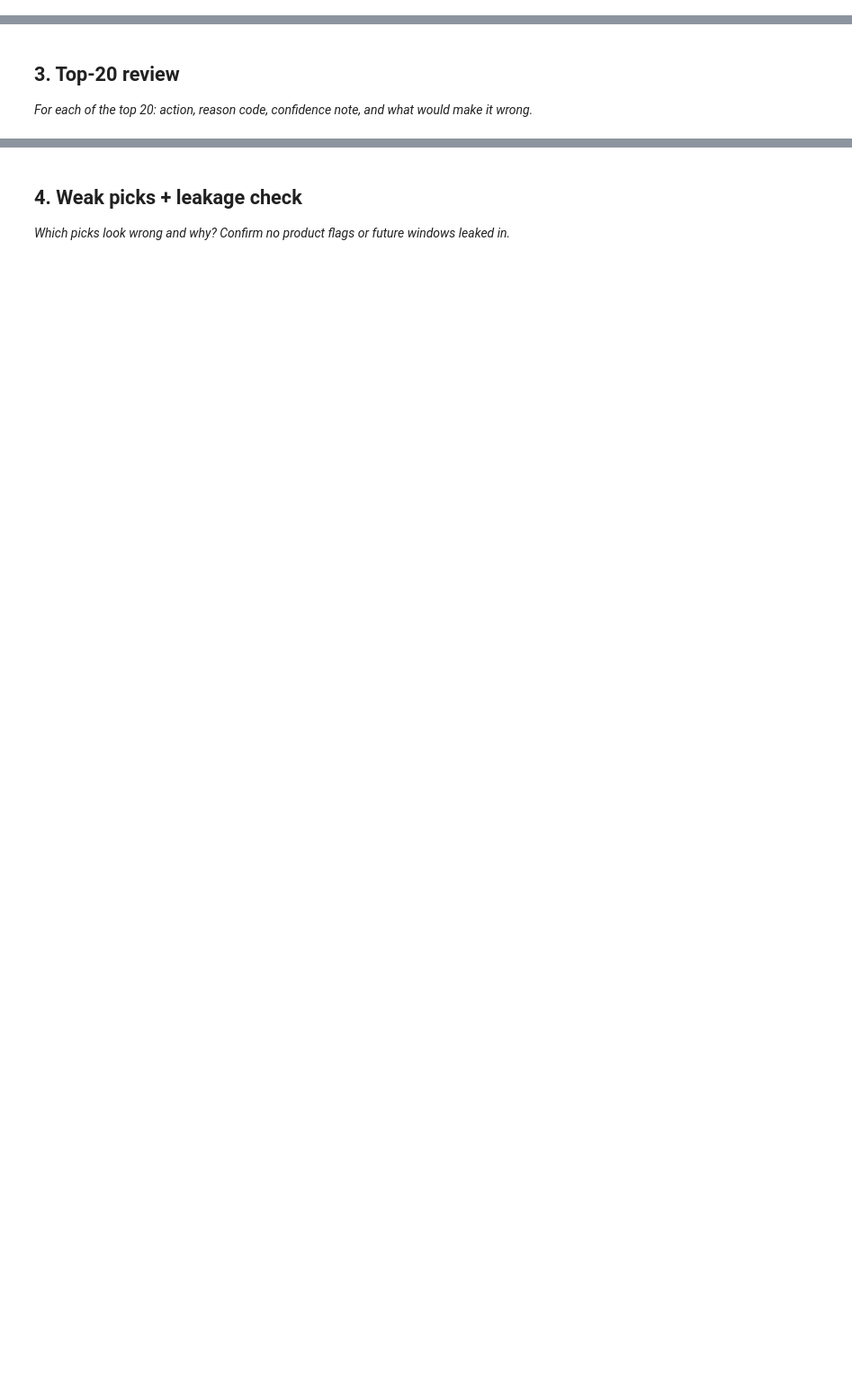
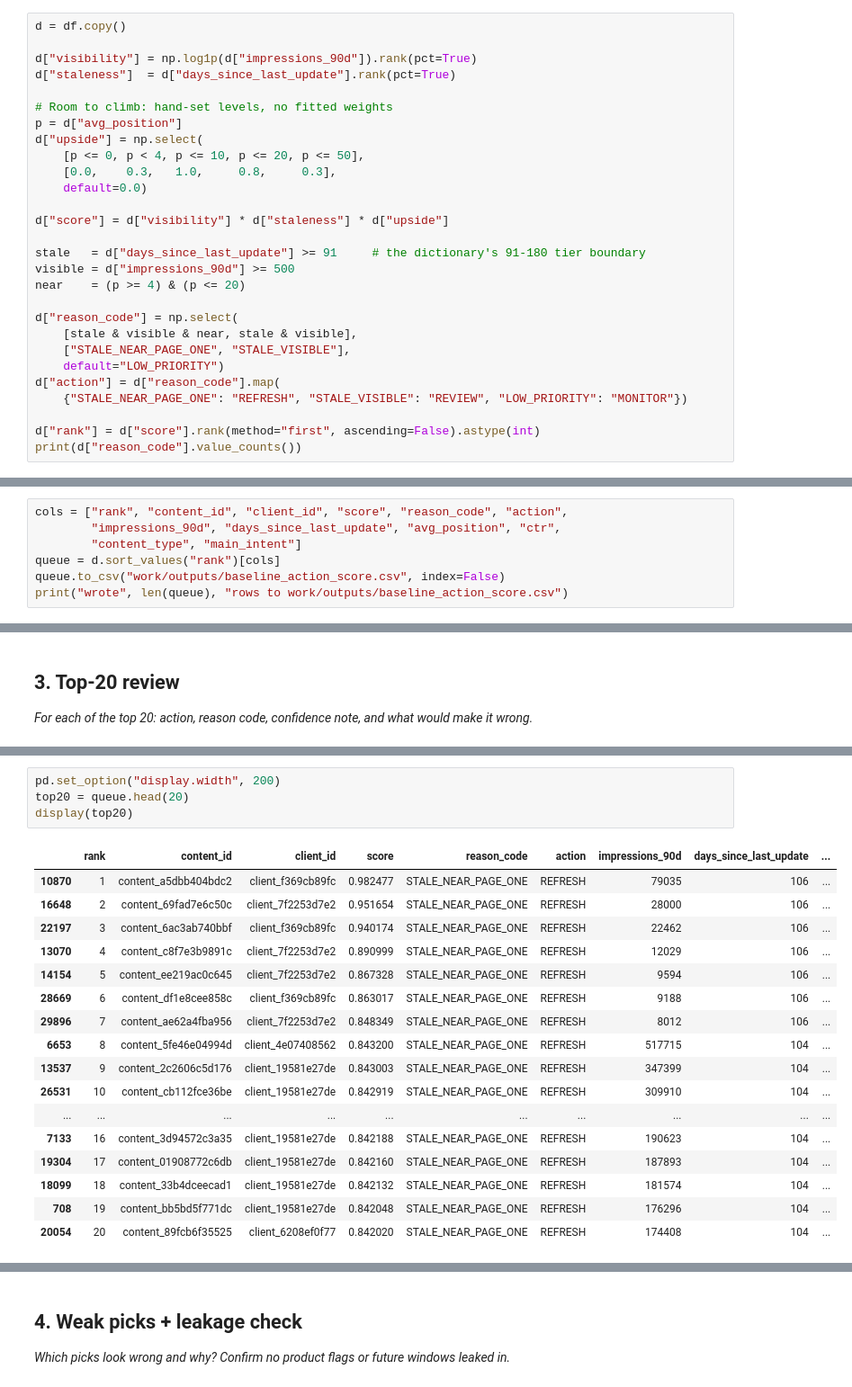
Before and after one commit to Ellarh101/ML-starter, a Jupyter notebook: work/notebooks/w04_baseline_score.ipynb, the cells around one changed output, grey strips where cells are left out. Shown at 90% size. Drawn from its saved outputs; the diff is of its cells as text; blank space fills up the shorter version.

Commit message:
Add ML-07 baseline action score notebook

```diff
--- a/work/notebooks/w04_baseline_score.ipynb
+++ b/work/notebooks/w04_baseline_score.ipynb
@@ -22,0 +123,28 @@ This skeleton is yours to fill. Work the sections **in order** — each one has
+# %%
+d = df.copy()
+
+d["visibility"] = np.log1p(d["impressions_90d"]).rank(pct=True)
+d["staleness"]  = d["days_since_last_update"].rank(pct=True)
+
+# Room to climb: hand-set levels, no fitted weights
+p = d["avg_position"]
+d["upside"] = np.select(
+    [p <= 0, p < 4, p <= 10, p <= 20, p <= 50],
+    [0.0,    0.3,   1.0,     0.8,     0.3],
+    default=0.0)
+
+d["score"] = d["visibility"] * d["staleness"] * d["upside"]
+
+stale   = d["days_since_last_update"] >= 91     # the dictionary's 91-180 tier boundary
+visible = d["impressions_90d"] >= 500
+near    = (p >= 4) & (p <= 20)
+
+d["reason_code"] = np.select(
+    [stale & visible & near, stale & visible],
+    ["STALE_NEAR_PAGE_ONE", "STALE_VISIBLE"],
+    default="LOW_PRIORITY")
+d["action"] = d["reason_code"].map(
+    {"STALE_NEAR_PAGE_ONE": "REFRESH", "STALE_VISIBLE": "REVIEW", "LOW_PRIORITY": "MONITOR"})
+
+d["rank"] = d["score"].rank(method="first", ascending=False).astype(int)
+print(d["reason_code"].value_counts())
@@ -22,0 +157,7 @@ This skeleton is yours to fill. Work the sections **in order** — each one has
+# %%
+cols = ["rank", "content_id", "client_id", "score", "reason_code", "action",
+        "impressions_90d", "days_since_last_update", "avg_position", "ctr",
+        "content_type", "main_intent"]
+queue = d.sort_values("rank")[cols]
+queue.to_csv("work/outputs/baseline_action_score.csv", index=False)
+print("wrote", len(queue), "rows to work/outputs/baseline_action_score.csv")
@@ -29,0 +170,22 @@ This skeleton is yours to fill. Work the sections **in order** — each one has
+# %%
+pd.set_option("display.width", 200)
+top20 = queue.head(20)
+display(top20)
+# %% [output]
+|  | rank | content_id | client_id | score | reason_code | action | impressions_90d | days_since_last_update | ... |
+| 10870 | 1 | content_a5dbb404bdc2 | client_f369cb89fc | 0.982477 | STALE_NEAR_PAGE_ONE | REFRESH | 79035 | 106 | ... |
+| 16648 | 2 | content_69fad7e6c50c | client_7f2253d7e2 | 0.951654 | STALE_NEAR_PAGE_ONE | REFRESH | 28000 | 106 | ... |
+| 22197 | 3 | content_6ac3ab740bbf | client_f369cb89fc | 0.940174 | STALE_NEAR_PAGE_ONE | REFRESH | 22462 | 106 | ... |
+| 13070 | 4 | content_c8f7e3b9891c | client_7f2253d7e2 | 0.890999 | STALE_NEAR_PAGE_ONE | REFRESH | 12029 | 106 | ... |
+| 14154 | 5 | content_ee219ac0c645 | client_7f2253d7e2 | 0.867328 | STALE_NEAR_PAGE_ONE | REFRESH | 9594 | 106 | ... |
+| 28669 | 6 | content_df1e8cee858c | client_f369cb89fc | 0.863017 | STALE_NEAR_PAGE_ONE | REFRESH | 9188 | 106 | ... |
+| 29896 | 7 | content_ae62a4fba956 | client_7f2253d7e2 | 0.848349 | STALE_NEAR_PAGE_ONE | REFRESH | 8012 | 106 | ... |
+| 6653 | 8 | content_5fe46e04994d | client_4e07408562 | 0.843200 | STALE_NEAR_PAGE_ONE | REFRESH | 517715 | 104 | ... |
+| 13537 | 9 | content_2c2606c5d176 | client_19581e27de | 0.843003 | STALE_NEAR_PAGE_ONE | REFRESH | 347399 | 104 | ... |
+| 26531 | 10 | content_cb112fce36be | client_19581e27de | 0.842919 | STALE_NEAR_PAGE_ONE | REFRESH | 309910 | 104 | ... |
+| ... | ... | ... | ... | ... | ... | ... | ... | ... | ... |
+| 7133 | 16 | content_3d94572c3a35 | client_19581e27de | 0.842188 | STALE_NEAR_PAGE_ONE | REFRESH | 190623 | 104 | ... |
+| 19304 | 17 | content_01908772c6db | client_19581e27de | 0.842160 | STALE_NEAR_PAGE_ONE | REFRESH | 187893 | 104 | ... |
+| 18099 | 18 | content_33b4dceecad1 | client_19581e27de | 0.842132 | STALE_NEAR_PAGE_ONE | REFRESH | 181574 | 104 | ... |
+| 708 | 19 | content_bb5bd5f771dc | client_19581e27de | 0.842048 | STALE_NEAR_PAGE_ONE | REFRESH | 176296 | 104 | ... |
+| 20054 | 20 | content_89fcb6f35525 | client_6208ef0f77 | 0.842020 | STALE_NEAR_PAGE_ONE | REFRESH | 174408 | 104 | ... |
```
Also changed, not shown: parts of 18 cells of this notebook.
